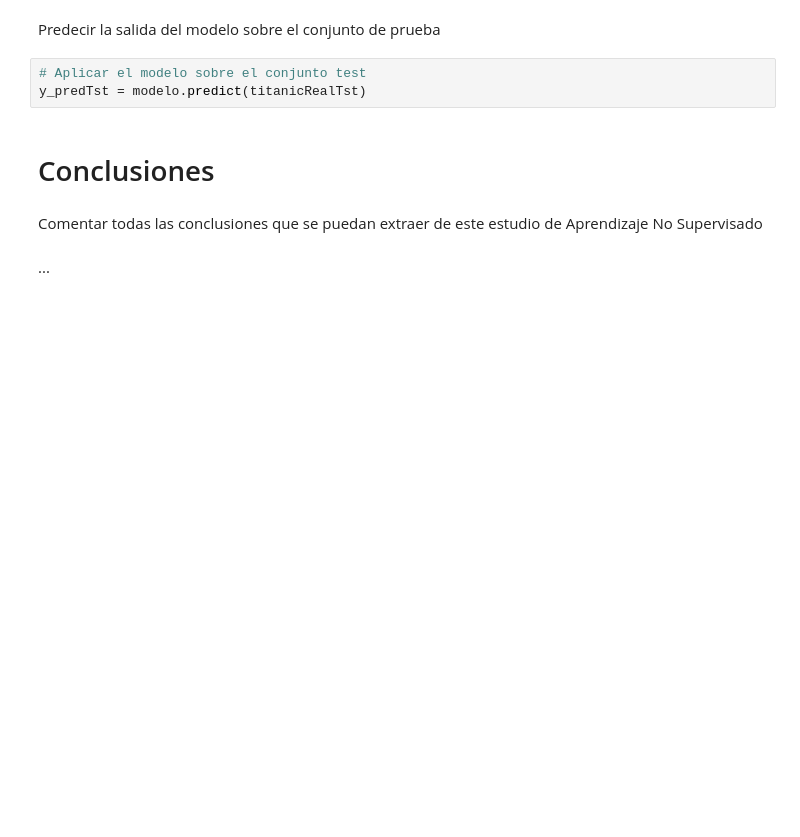
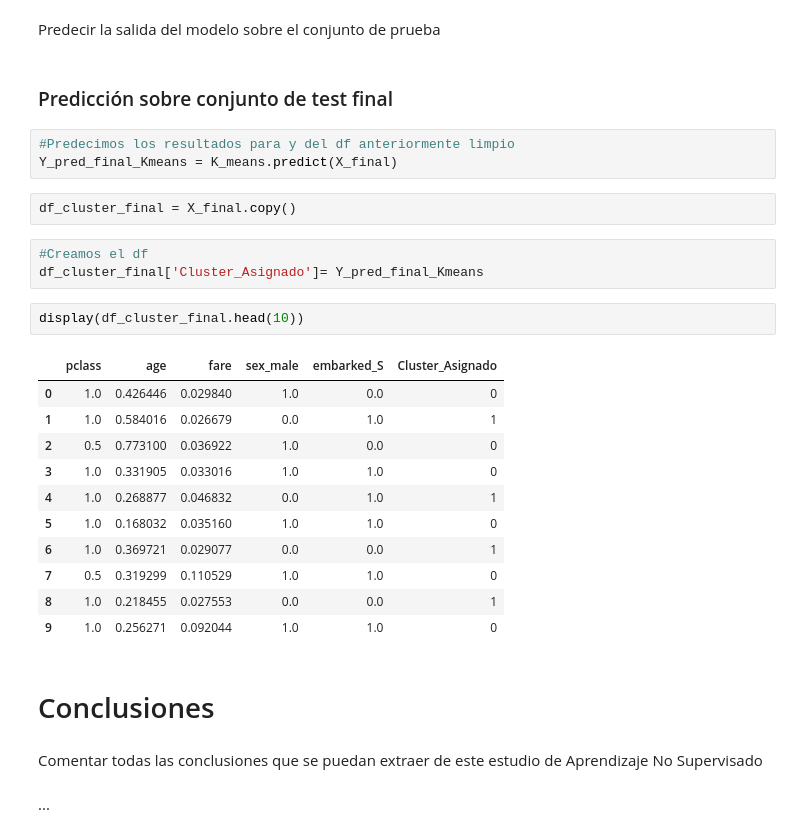
Before and after one commit to ivancepedagomez-sys/Proyecto_Titanic, a Jupyter notebook: Titanic_Project.ipynb, the cells around one changed output. Cells and saved outputs as stored; diff of their text form; blank space fills up the shorter version.

```diff
--- a/Titanic_Project.ipynb
+++ b/Titanic_Project.ipynb
@@ -2061,8 +2102,29 @@ sns.scatterplot(x="age", y="fare", data=X, hue=y_pred)
 # %% [markdown]
 Predecir la salida del modelo sobre el conjunto de prueba
-# %%
-# Aplicar el modelo sobre el conjunto test
-y_predTst = modelo.predict(titanicRealTst)
+# %% [markdown]
+### Predicción sobre conjunto de test final
+# %%
+#Predecimos los resultados para y del df anteriormente limpio
+Y_pred_final_Kmeans = K_means.predict(X_final)
+# %%
+df_cluster_final = X_final.copy()
+# %%
+#Creamos el df
+df_cluster_final['Cluster_Asignado']= Y_pred_final_Kmeans
+# %%
+display(df_cluster_final.head(10))
+# %% [output]
+|  | pclass | age | fare | sex_male | embarked_S | Cluster_Asignado |
+| 0 | 1.0 | 0.426446 | 0.029840 | 1.0 | 0.0 | 0 |
+| 1 | 1.0 | 0.584016 | 0.026679 | 0.0 | 1.0 | 1 |
+| 2 | 0.5 | 0.773100 | 0.036922 | 1.0 | 0.0 | 0 |
+| 3 | 1.0 | 0.331905 | 0.033016 | 1.0 | 1.0 | 0 |
+| 4 | 1.0 | 0.268877 | 0.046832 | 0.0 | 1.0 | 1 |
+| 5 | 1.0 | 0.168032 | 0.035160 | 1.0 | 1.0 | 0 |
+| 6 | 1.0 | 0.369721 | 0.029077 | 0.0 | 0.0 | 1 |
+| 7 | 0.5 | 0.319299 | 0.110529 | 1.0 | 1.0 | 0 |
+| 8 | 1.0 | 0.218455 | 0.027553 | 0.0 | 0.0 | 1 |
+| 9 | 1.0 | 0.256271 | 0.092044 | 1.0 | 1.0 | 0 |
 # %% [markdown]
 # Conclusiones
 # %% [markdown]
```
Also changed, not shown: parts of 13 cells of this notebook.
